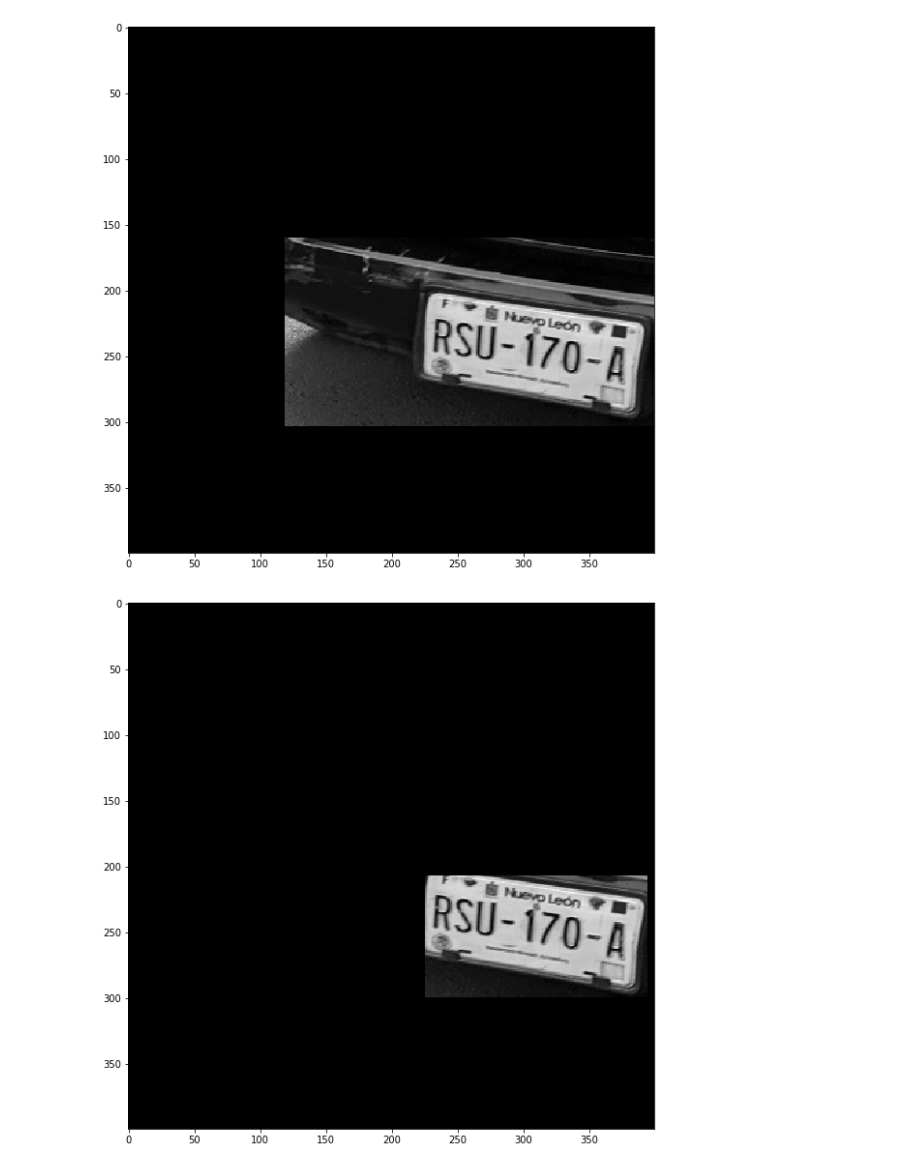
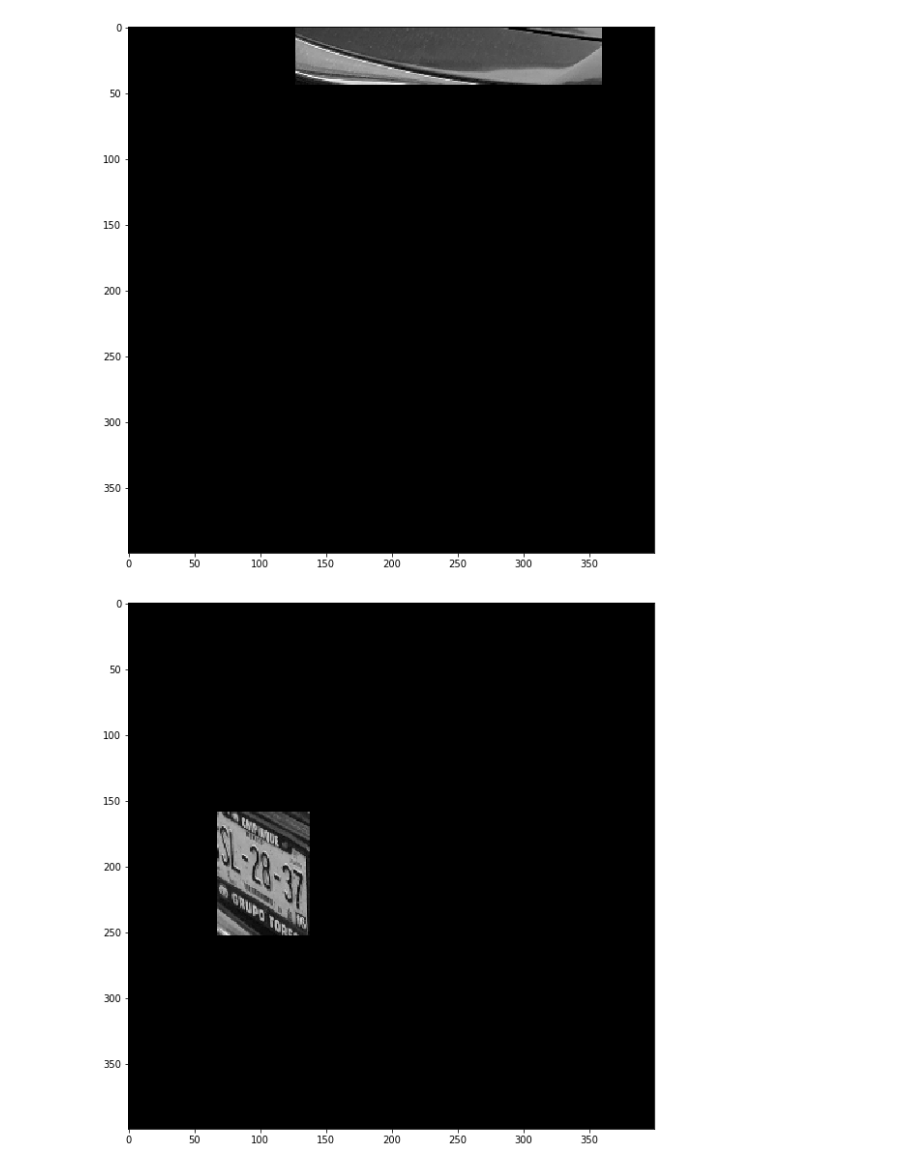
Before and after one commit to LewisErick/AccentureChallengeCV, a Jupyter notebook: roi/Plates ROI.ipynb, the cells around one changed output. Drawn from its saved outputs; the diff is of its cells as text; code cells hidden in the pictures.

```diff
--- a/roi/Plates ROI.ipynb
+++ b/roi/Plates ROI.ipynb
@@ -4,7 +4,7 @@ import matplotlib.pyplot as plt
 import numpy as np
 from yolo_opencv import get_objects
 # %%
-objs = get_objects('IMG_20191030_132549.jpg', config="yolov3.cfg",
+objs = get_objects('MVIMG_20191030_130004.jpg', config="yolov3.cfg",
                 weights="yolov3.weights",
                 classes_="yolov3.txt")
 image = None
@@ -110,17 +110,26 @@ candidates = [c[1] for c in candidates[:2]]
 # %%
 import numpy as np
 
 
-for c in candidates:
+for i, c in enumerate(candidates):
     contour_mask = np.zeros(gray.shape,np.uint8)
     x, y, w, h = cv2.boundingRect(c)
     cv2.rectangle(contour_mask, (x, y), (x+w, y+h), (255, 255, 255), -1);
     #cv2.drawContours(contour_mask, [c], -1, (255, 255, 255), -1)
 
     img1_bg = cv2.bitwise_and(gray_orig,gray_orig,mask = contour_mask)
 
     fig, ax = plt.subplots(figsize=(20, 10))
     ax.imshow(img1_bg, cmap="gray")
+
+    (x, y) = np.where(contour_mask == 255)
+    (topx, topy) = (np.min(x), np.min(y))
+    (bottomx, bottomy) = (np.max(x), np.max(y))
+    cropped_img_gray = gray_orig[topx:bottomx+1, topy:bottomy+1]
+
+    cropped_img_gray = cv2.resize(cropped_img_gray, (500, 300))
+
+    cv2.imwrite("cropped_img_gray" + str(i) + ".png", cropped_img_gray)
 # %% [output]
-[figure, old version]
+[figure, new version]
-[figure, old version]
+[figure, new version]
```
Also changed, not shown: parts of 4 cells of this notebook, 3 other files.
